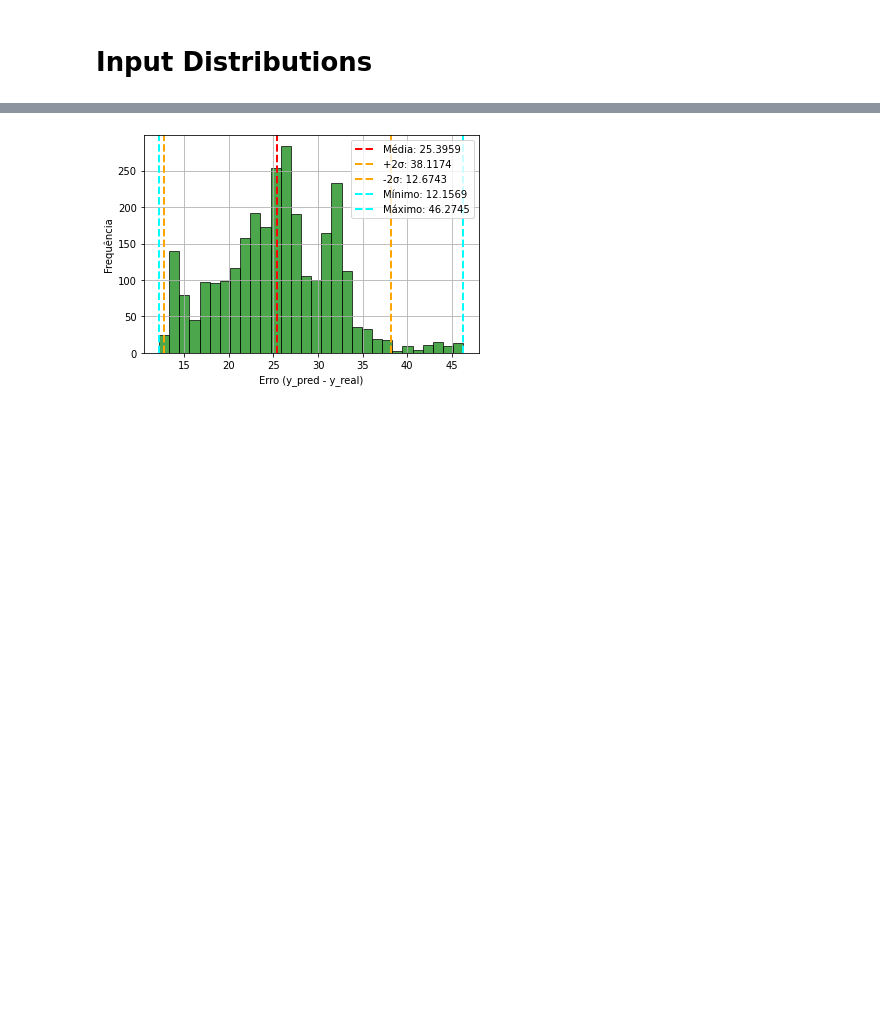
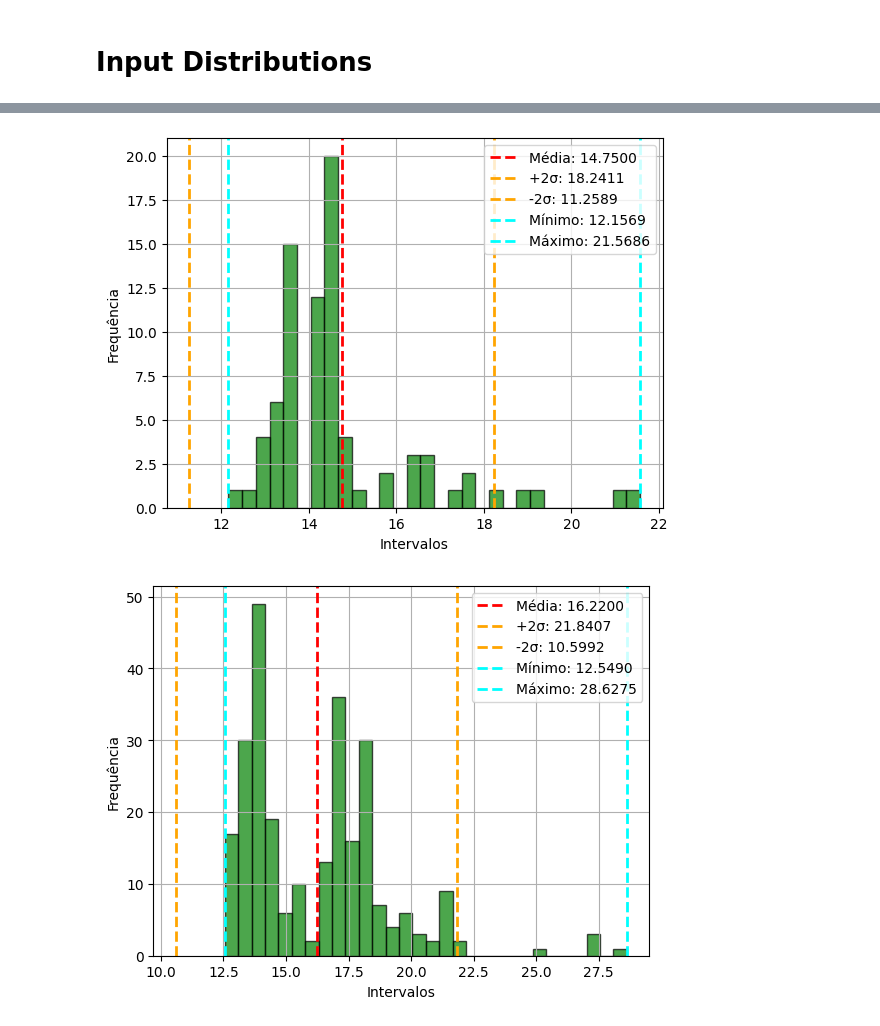
Before and after one commit to INXE-Lainf-Labs/EletricVehicleConsumptionEstimators, a Jupyter notebook: Conect2AI/DataAnalysis.ipynb, the cells around one changed output, grey strips where cells are left out. Drawn from its saved outputs; the diff is of its cells as text; code cells hidden in the pictures; blank space fills up the shorter version.

```diff
--- a/Conect2AI/DataAnalysis.ipynb
+++ b/Conect2AI/DataAnalysis.ipynb
@@ -148,0 +157,15 @@ sample_elet.corr(method='spearman')
+# %%
+comb_0_20 = comb[comb['Speed (OBD)(km/h)'].between(0, 20)]
+comb_20_40 = comb[comb['Speed (OBD)(km/h)'].between(20.0000001, 40)]
+comb_40_60 = comb[comb['Speed (OBD)(km/h)'].between(40.0000001, 60)]
+comb_60_80 = comb[comb['Speed (OBD)(km/h)'].between(60.0000001, 80)]
+comb_80_100 = comb[comb['Speed (OBD)(km/h)'].between(80.0000001, 100)]
+comb_100_120 = comb[comb['Speed (OBD)(km/h)'].between(100.0000001, 120)]
+comb_120_mais = comb[comb['Speed (OBD)(km/h)'].between(120.0000001, 1000)]
+print(comb_0_20.shape)
+print(comb_20_40.shape)
+print(comb_40_60.shape)
+print(comb_60_80.shape)
+print(comb_80_100.shape)
+print(comb_100_120.shape)
+print(comb_120_mais.shape)
@@ -165,7 +223,7 @@ def plot_histogram(data, color='blue'):
     plt.axvline(max_error, color='cyan', linestyle='dashed', linewidth=2, label=f'Máximo: {max_error:.4f}')
 
     # Extras
-    plt.xlabel("Erro (y_pred - y_real)")
+    plt.xlabel("Intervalos")
     plt.ylabel("Frequência")
     plt.legend()
     plt.grid(True)
@@ -182,4 +264,11 @@ plot_histogram(elet['Velocity [km/h]'])
 # %%
-plot_histogram(comb['Absolute Throttle Position B(%)'], color='green')
+plot_histogram(comb_0_20['Absolute Throttle Position B(%)'], color='green')
+plot_histogram(comb_20_40['Absolute Throttle Position B(%)'], color='green')
+plot_histogram(comb_40_60['Absolute Throttle Position B(%)'], color='green')
+plot_histogram(comb_60_80['Absolute Throttle Position B(%)'], color='green')
+plot_histogram(comb_80_100['Absolute Throttle Position B(%)'], color='green')
+plot_histogram(comb_100_120['Absolute Throttle Position B(%)'], color='green')
+plot_histogram(comb_120_mais['Absolute Throttle Position B(%)'], color='green')
 # %% [output]
-[figure, old version]
+[figure, new version]
+[figure, added]
```
Also changed, not shown: parts of 29 cells of this notebook.
